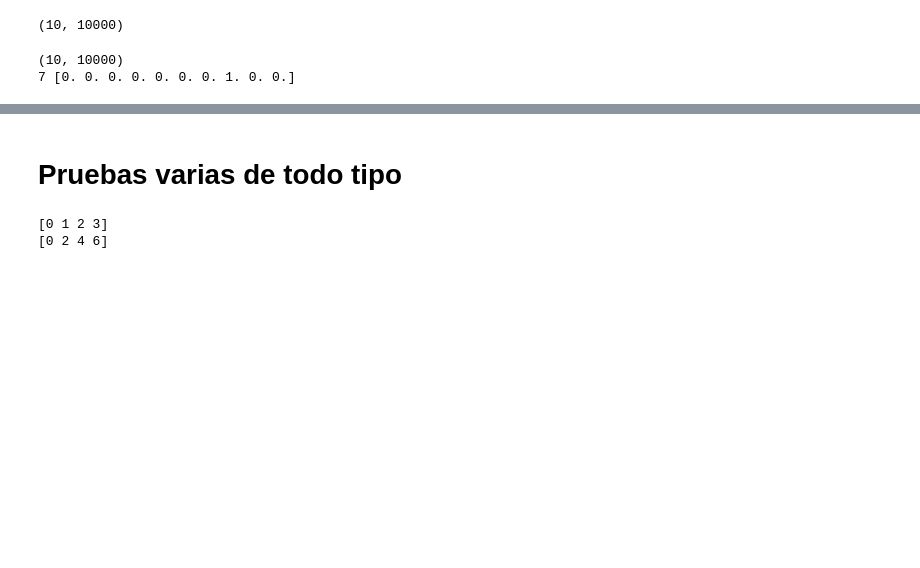
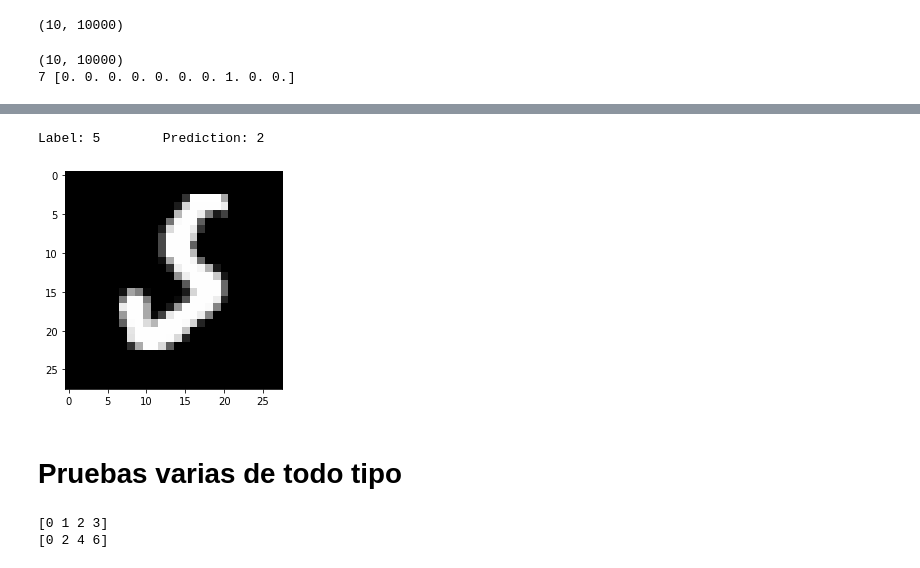
Before and after one commit to ivianrr/toy-neural-network, a Jupyter notebook: mininetwork.ipynb, the cells around one changed output, grey strips where cells are left out. Saved outputs shown, nothing was run; the diff lists cells and outputs as text; code cells hidden in the pictures; blank space fills up the shorter version.

```diff
--- a/mininetwork.ipynb
+++ b/mininetwork.ipynb
@@ -315,3 +333,11 @@ Text(0, 0.5, 'Accuracy')
+# %%
+n=9982
+plt.imshow(data[:,n].reshape(nrows,ncols), cmap='gray')
+print(f"Label: {labels[n]}\tPrediction: {predictions[n]}")
+plt.show()
+# %% [output]
+Label: 5        Prediction: 2
+[figure, added]
 # %% [markdown]
 # Pruebas varias de todo tipo
 # %%
```
Also changed, not shown: parts of 8 cells of this notebook.
